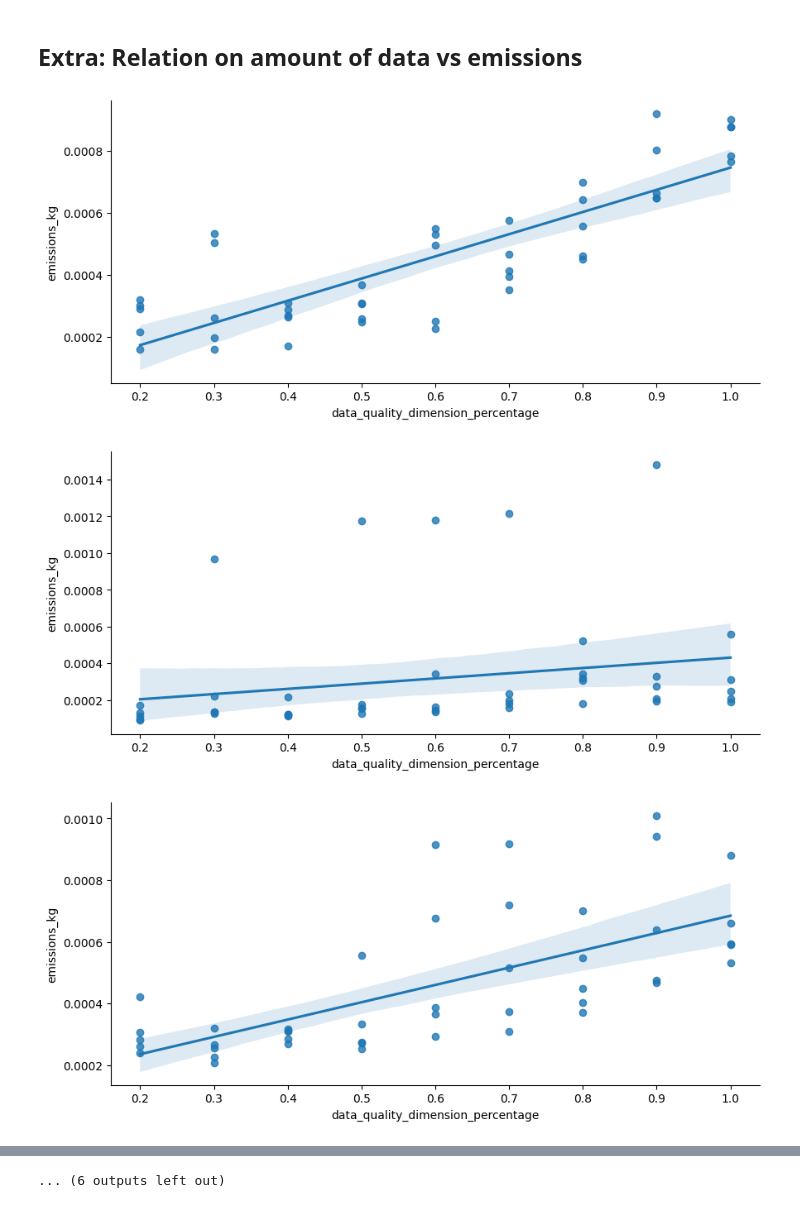
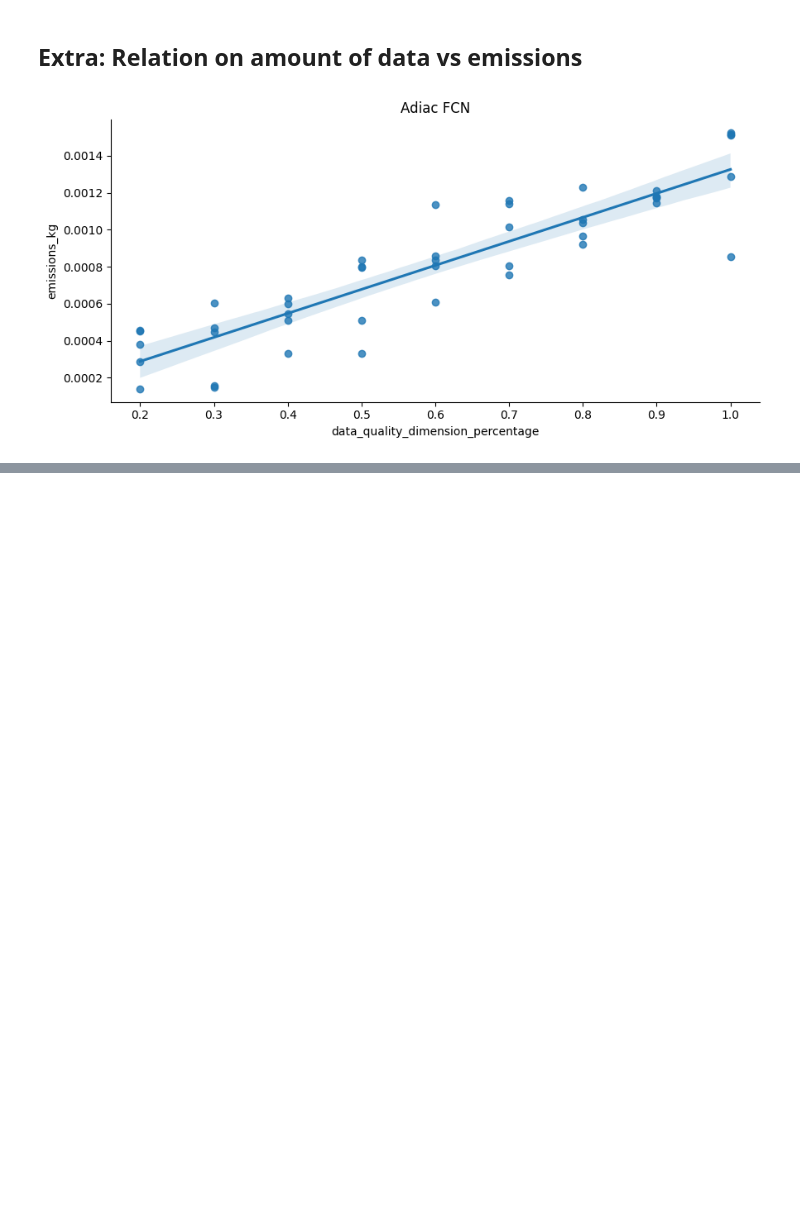
Before and after one commit to mfanselmo/Time-Series-Classification-GreenAI, a Jupyter notebook: tool-analysis/notebook.ipynb, the cells around one changed output, grey strips where cells are left out. Cells and saved outputs as stored; diff of their text form; code cells hidden in the pictures; blank space fills up the shorter version.

Commit message:
improve metrics

```diff
--- a/tool-analysis/notebook.ipynb
+++ b/tool-analysis/notebook.ipynb
@@ -362,20 +369,3 @@ for sample in test_df.iterrows():
         results.append(simulate_user_experiment(time_series_runs_df, train_df, sample, search_iterations, verbose=False))
 
 results_df = pd.DataFrame(results)
-# %%
-for (dataset, model, metric), group in results_df.groupby(['dataset','model','metric']):
-
-    fig, (ax1, ax2) = plt.subplots(1, 2)
-    fig.suptitle(f"Emission comparison - {dataset} - {model} - {metric}")
-
-    ax1.bar(['User baseline', 'User goal', 'Achieved', 'Error'], group[['base_experiment_metric_result', 'user_goal', 'real_result', 'goal_error']].mean())
-
-
-
-    ax2.scatter(group['phase_one_hyperparameter_search_iterations'], group['classic_method_emissions_kg'], c='r', label='Classic Method')
-    ax2.scatter(group['phase_one_hyperparameter_search_iterations'], group['our_method_emissions_kg'], c='g', label='Our Method')
-    ax2.set_xscale('log')
-    ax2.set_title('Emissions with different values of N')
-    ax2.set_xlabel('N')
-    ax2.set_ylabel('C02 Emissions (Kg)')
-    ax2.legend()
@@ -384,0 +384,21 @@ for (dataset, model, metric), group in results_df.groupby(['dataset','model','me
+# %%
+for (dataset, model, metric), group in results_df.groupby(['dataset','model','metric']):
+    fig, (ax1, ax2) = plt.subplots(1, 2)
+    fig.suptitle(f"Emission comparison - {dataset} - {model} - {metric}")
+
+#     ax1.bar(['User baseline', 'User goal', 'Achieved', 'Error'], group[['base_experiment_metric_result', 'user_goal', 'real_result', 'goal_error']].mean())
+
+    ax1.scatter(group['phase_one_hyperparameter_search_iterations'], group['classic_method_emissions_kg'], c='r', label='Classic Method')
+    ax1.scatter(group['phase_one_hyperparameter_search_iterations'], group['our_method_emissions_kg'], c='g', label='Our Method')
+    ax1.set_xscale('log')
+    ax1.set_title('Emissions with different values of N')
+    ax1.set_xlabel('N')
+    ax1.set_ylabel('C02 Emissions (Kg)')
+    ax1.legend()
+
+    ax2.bar(np.array(group['phase_one_hyperparameter_search_iterations'], dtype='str'), -group['emissions_percentual_decrease'])
+    ax2.set_title('Percentual Decrease of Emissions\n (classic method vs our method)')
+    ax2.set_xlabel('N')
+    ax2.set_ylabel('C02 Emissions Change')
+
+    break
@@ -467,10 +489,14 @@ Text(0, 0.5, 'C02 Emissions Change')
 # %% [markdown]
 ## Extra: Relation on amount of data vs emissions
 # %%
+# zero_data_extra = pd.DataFrame([{'data_quality_dimension_percentage': 0, 'emissions_kg': 0} for i in range(100)])
+
 for (dataset, model), group in time_series_runs_df.groupby(['dataset','model']):
+#     group = pd.concat((group, zero_data_extra))
     g = sns.lmplot(x='data_quality_dimension_percentage',y='emissions_kg',data=group,fit_reg=True)
+    g.set(title =f"{dataset} {model}")
     g = g.fig.set_size_inches(10, 4)
+
+    break
 # %% [output]
-[figure, old version]
+[figure, new version]
-[figure, removed]
-[figure, removed]
@@ -486 +502,0 @@ for (dataset, model), group in time_series_runs_df.groupby(['dataset','model']):
-... (6 outputs left out)
```
Also changed, not shown: parts of 9 cells of this notebook.
